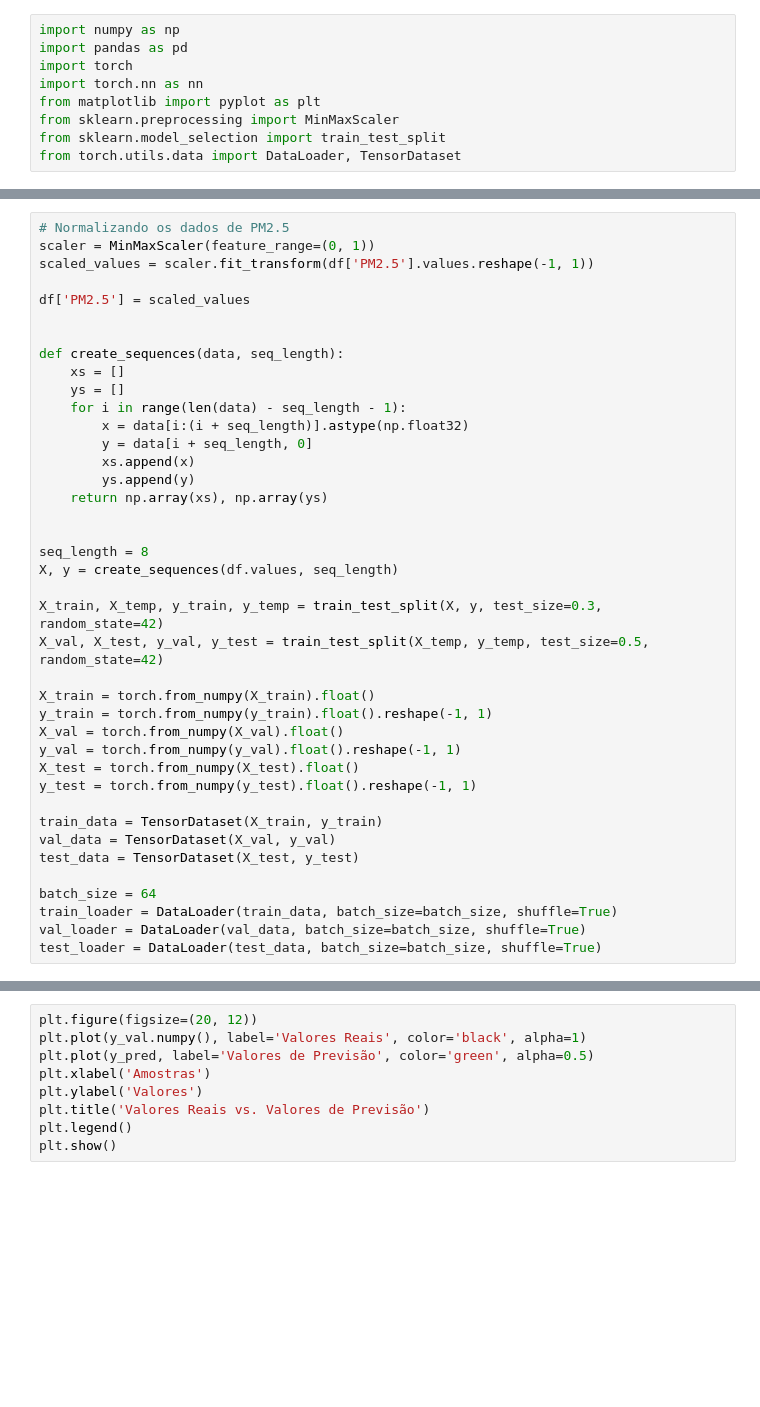
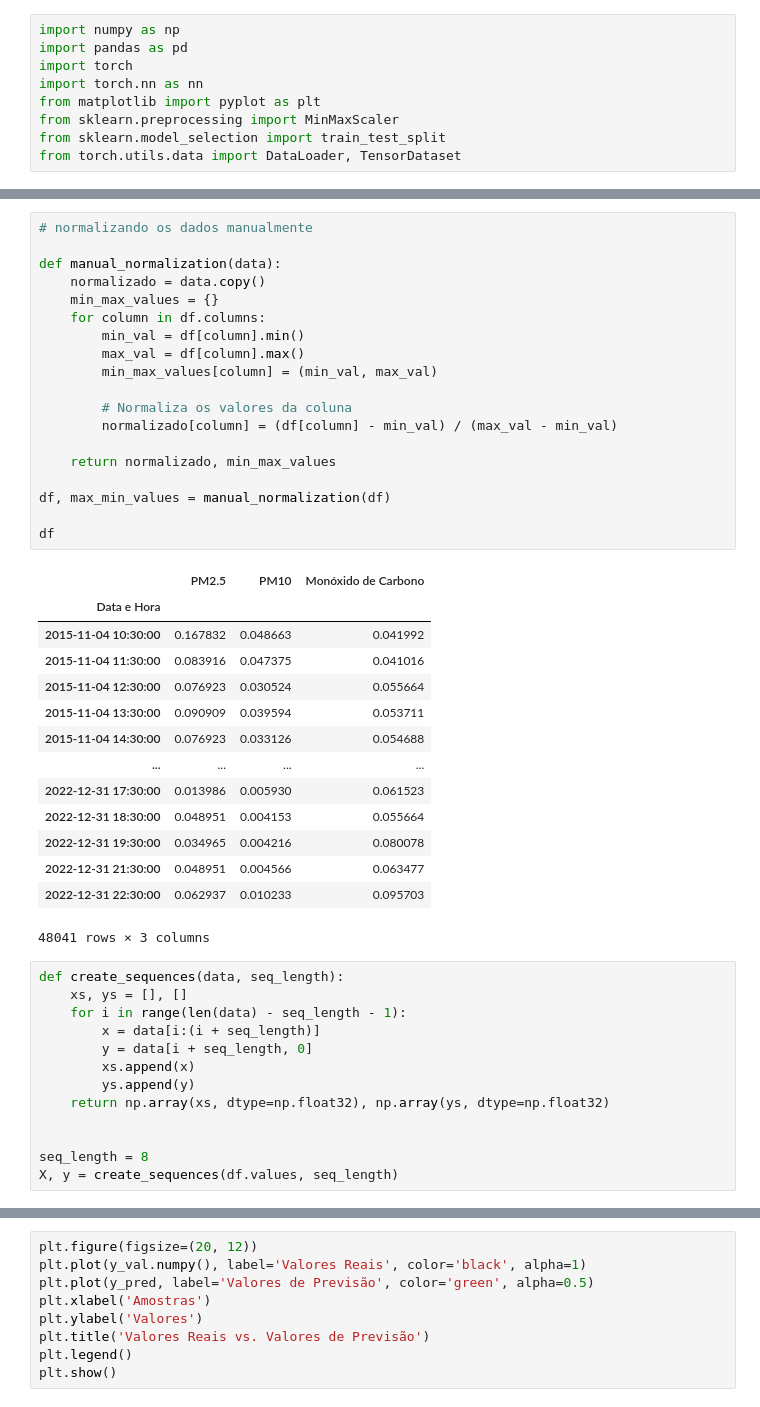
Before and after one commit to DanielPortes/pm25-plots, a Jupyter notebook: models/LSTM.ipynb, the cells around one changed output, grey strips where cells are left out. Saved outputs shown, nothing was run; the diff lists cells and outputs as text; blank space fills up the shorter version.

```diff
--- a/models/LSTM.ipynb
+++ b/models/LSTM.ipynb
@@ -34,40 +72,47 @@ Using cuda
+# %%
+# normalizando os dados manualmente
+
+def manual_normalization(data):
+    normalizado = data.copy()
+    min_max_values = {}
+    for column in df.columns:
+        min_val = df[column].min()
+        max_val = df[column].max()
+        min_max_values[column] = (min_val, max_val)
+
+        # Normaliza os valores da coluna
+        normalizado[column] = (df[column] - min_val) / (max_val - min_val)
+
+    return normalizado, min_max_values
+
+df, max_min_values = manual_normalization(df)
+
+df
+# %% [output]
+|  | PM2.5 | PM10 | Monóxido de Carbono |
+| Data e Hora |  |  |  |
+| 2015-11-04 10:30:00 | 0.167832 | 0.048663 | 0.041992 |
+| 2015-11-04 11:30:00 | 0.083916 | 0.047375 | 0.041016 |
+| 2015-11-04 12:30:00 | 0.076923 | 0.030524 | 0.055664 |
+| 2015-11-04 13:30:00 | 0.090909 | 0.039594 | 0.053711 |
+| 2015-11-04 14:30:00 | 0.076923 | 0.033126 | 0.054688 |
+| ... | ... | ... | ... |
+| 2022-12-31 17:30:00 | 0.013986 | 0.005930 | 0.061523 |
+| 2022-12-31 18:30:00 | 0.048951 | 0.004153 | 0.055664 |
+| 2022-12-31 19:30:00 | 0.034965 | 0.004216 | 0.080078 |
+| 2022-12-31 21:30:00 | 0.048951 | 0.004566 | 0.063477 |
+| 2022-12-31 22:30:00 | 0.062937 | 0.010233 | 0.095703 |
+48041 rows × 3 columns
 # %%
-# Normalizando os dados de PM2.5
-scaler = MinMaxScaler(feature_range=(0, 1))
-scaled_values = scaler.fit_transform(df['PM2.5'].values.reshape(-1, 1))
-
-df['PM2.5'] = scaled_values
-
-
 def create_sequences(data, seq_length):
-    xs = []
-    ys = []
+    xs, ys = [], []
     for i in range(len(data) - seq_length - 1):
-        x = data[i:(i + seq_length)].astype(np.float32)
+        x = data[i:(i + seq_length)]
         y = data[i + seq_length, 0]
         xs.append(x)
         ys.append(y)
-    return np.array(xs), np.array(ys)
+    return np.array(xs, dtype=np.float32), np.array(ys, dtype=np.float32)
 
 
 seq_length = 8
 X, y = create_sequences(df.values, seq_length)
-
-X_train, X_temp, y_train, y_temp = train_test_split(X, y, test_size=0.3, random_state=42)
-X_val, X_test, y_val, y_test = train_test_split(X_temp, y_temp, test_size=0.5, random_state=42)
-
-X_train = torch.from_numpy(X_train).float()
-y_train = torch.from_numpy(y_train).float().reshape(-1, 1)
-X_val = torch.from_numpy(X_val).float()
-y_val = torch.from_numpy(y_val).float().reshape(-1, 1)
-X_test = torch.from_numpy(X_test).float()
-y_test = torch.from_numpy(y_test).float().reshape(-1, 1)
-
-train_data = TensorDataset(X_train, y_train)
-val_data = TensorDataset(X_val, y_val)
-test_data = TensorDataset(X_test, y_test)
-
-batch_size = 64
-train_loader = DataLoader(train_data, batch_size=batch_size, shuffle=True)
-val_loader = DataLoader(val_data, batch_size=batch_size, shuffle=True)
-test_loader = DataLoader(test_data, batch_size=batch_size, shuffle=True)
```
Also changed, not shown: parts of 11 cells of this notebook, 1 other file.
